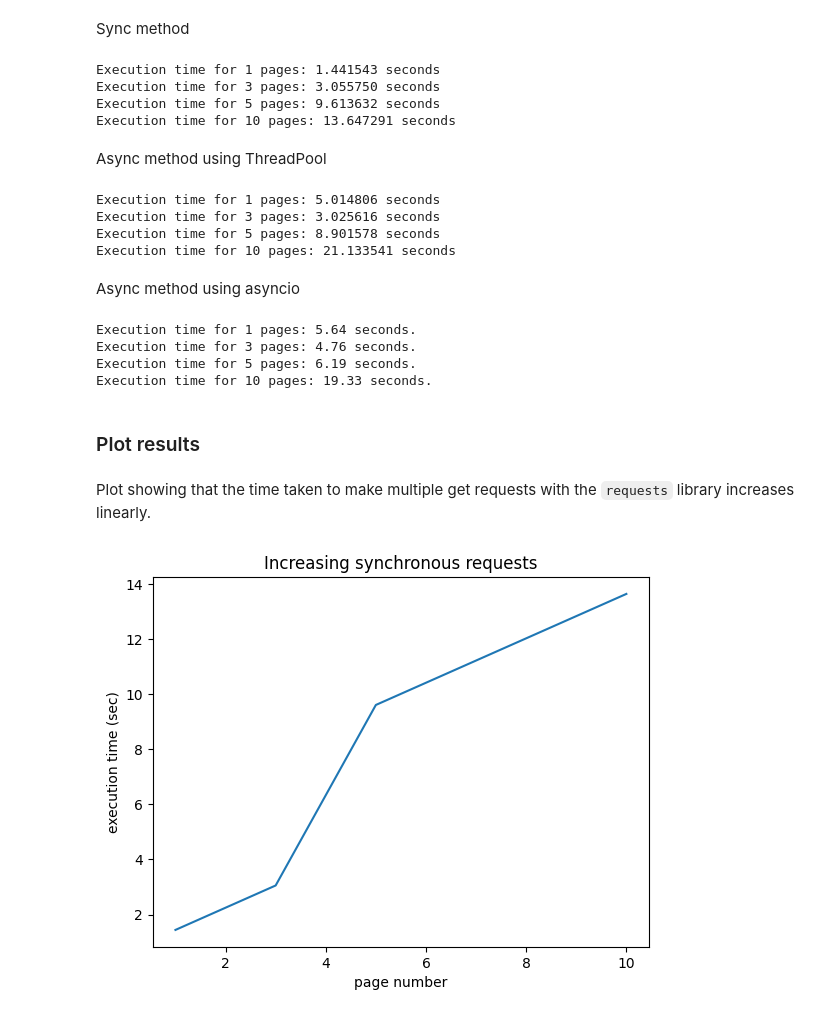
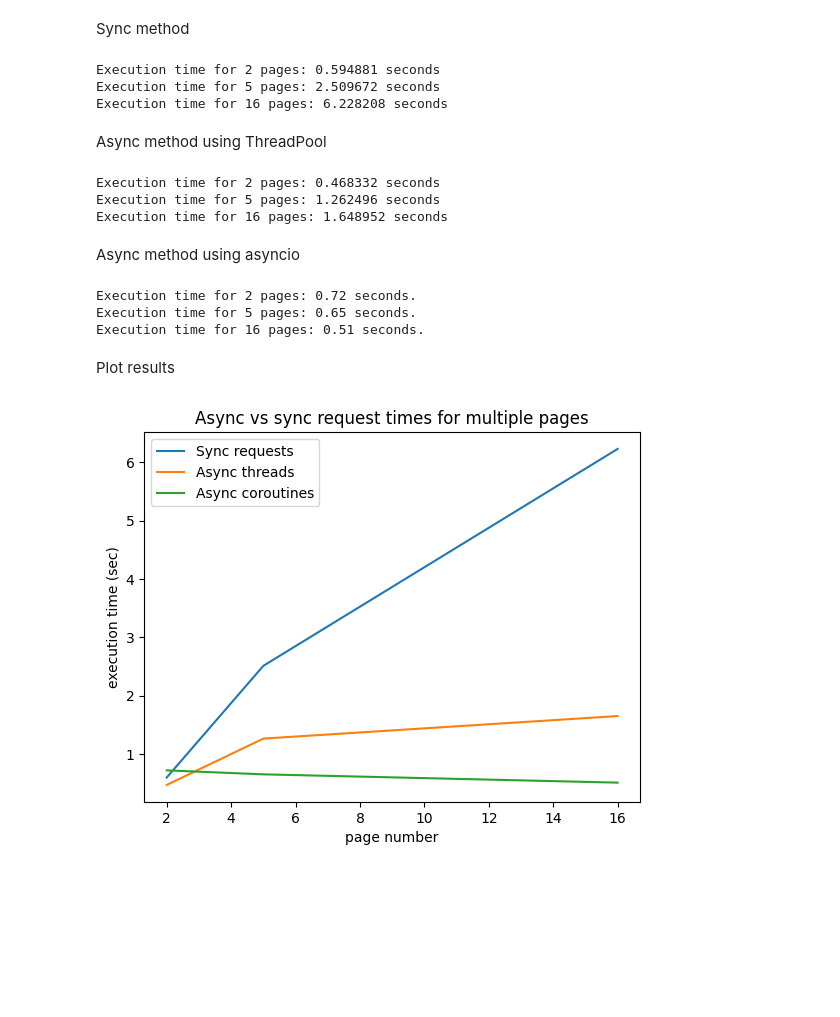
Before and after one commit to sjharw/sync-async-api-tutorial, a Jupyter notebook: api_comparison.ipynb, the cells around one changed output. Cells and saved outputs as stored; diff of their text form; code cells hidden in the pictures; blank space fills up the shorter version.

Commit message:
replaced iucn with test api

```diff
--- a/api_comparison.ipynb
+++ b/api_comparison.ipynb
@@ -371,33 +279,32 @@ maximum_pages = [1, 3, 5, 10]
+# %%
+maximum_pages = [2, 5, 16]
 # %% [markdown]
 Sync method
 # %%
-sync_times = time_function(get_multiple_iucn_pages_synchronously, maximum_pages)
+sync_times = time_function(get_multiple_test_pages_synchronously, maximum_pages)
 # %% [output]
-Execution time for 1 pages: 1.441543 seconds
-Execution time for 3 pages: 3.055750 seconds
-Execution time for 5 pages: 9.613632 seconds
-Execution time for 10 pages: 13.647291 seconds
+Execution time for 2 pages: 0.594881 seconds
+Execution time for 5 pages: 2.509672 seconds
+Execution time for 16 pages: 6.228208 seconds
 # %% [markdown]
 Async method using ThreadPool
 # %%
-async_times = time_function(get_multiple_iucn_pages_using_threads, maximum_pages)
+thread_times = time_function(get_multiple_test_pages_using_threads, maximum_pages)
 # %% [output]
-Execution time for 1 pages: 5.014806 seconds
-Execution time for 3 pages: 3.025616 seconds
-Execution time for 5 pages: 8.901578 seconds
-Execution time for 10 pages: 21.133541 seconds
+Execution time for 2 pages: 0.468332 seconds
+Execution time for 5 pages: 1.262496 seconds
+Execution time for 16 pages: 1.648952 seconds
 # %% [markdown]
 Async method using asyncio
 # %%
+asyncio_times = []
 for max_page in maximum_pages:
     s = time.perf_counter()
-    await get_multiple_iucn_pages_asyncio(max_page)
+    await get_multiple_test_pages_asyncio(max_page)
     elapsed = time.perf_counter() - s
     print(f"Execution time for {max_page} pages: {elapsed:0.2f} seconds.")
+    asyncio_times.append((max_page, elapsed))
 # %% [output]
-Execution time for 1 pages: 5.64 seconds.
-Execution time for 3 pages: 4.76 seconds.
-Execution time for 5 pages: 6.19 seconds.
-Execution time for 10 pages: 19.33 seconds.
+Execution time for 2 pages: 0.72 seconds.
+Execution time for 5 pages: 0.65 seconds.
+Execution time for 16 pages: 0.51 seconds.
-# %% [markdown]
-### Plot results
@@ -426,7 +311,23 @@ def plot_results(times):
-# %% [markdown]
-Plot showing that the time taken to make multiple get requests with the `requests` library increases linearly.
-# %%
-plot_sync = plot_results(sync_times)
-plot_sync.show()
-# %% [output]
-[figure, removed]
+# %% [markdown]
+Plot results
+# %%
+# Extract x and y values from each list of tuples
+x1, y1 = zip(*sync_times)
+x2, y2 = zip(*thread_times)
+x3, y3 = zip(*asyncio_times)
+
+# Plot each line separately
+plt.plot(x1, y1, label='Sync requests')
+plt.plot(x2, y2, label='Async threads')
+plt.plot(x3, y3, label='Async coroutines')
+
+# Add labels and legend
+plt.xlabel('page number')
+plt.ylabel('execution time (sec)')
+plt.legend()
+plt.title('Async vs sync request times for multiple pages')
+
+# Show the plot
+plt.show()
+# %% [output]
+[figure, added]
```
Also changed, not shown: parts of 35 cells of this notebook, 1 other file.
